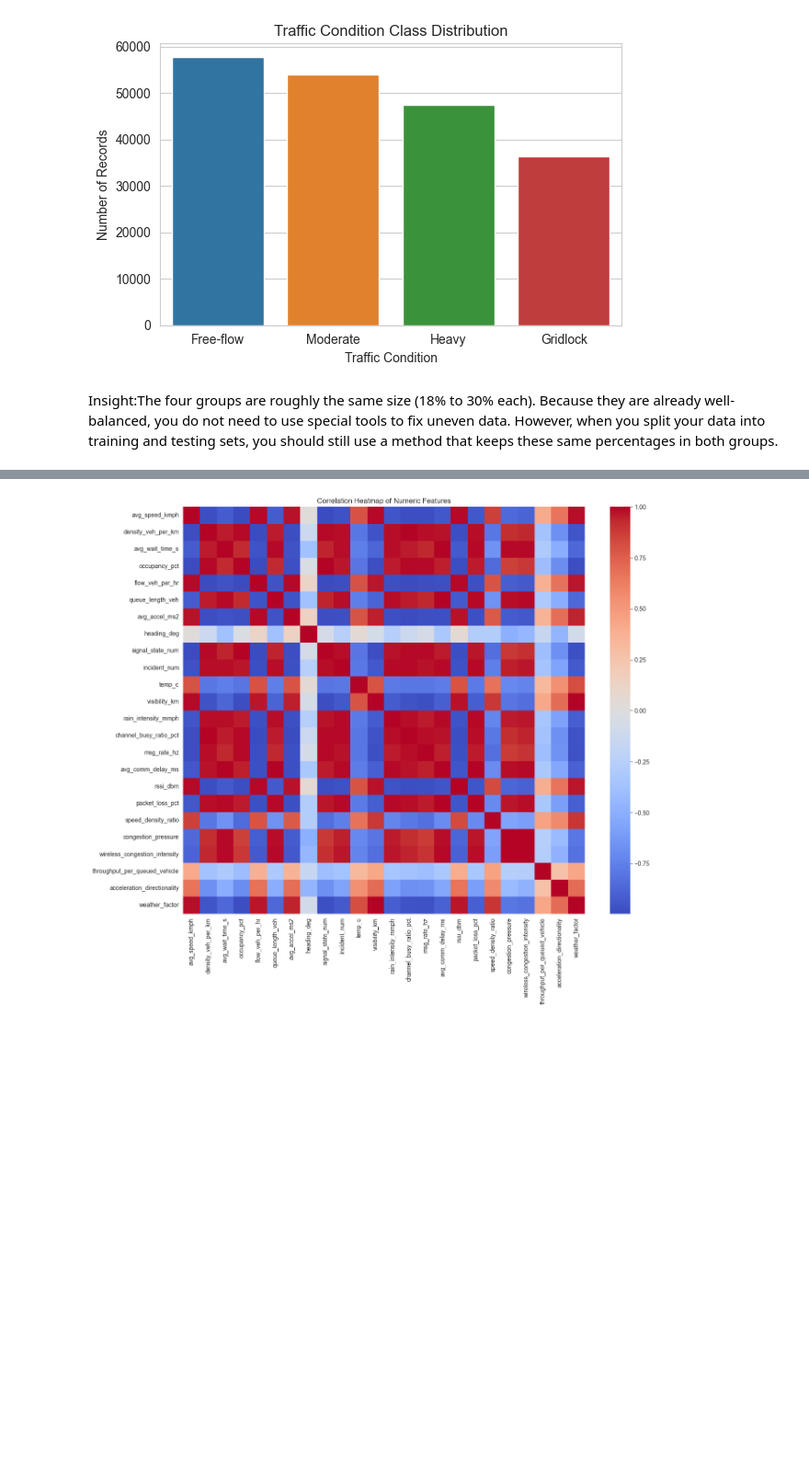
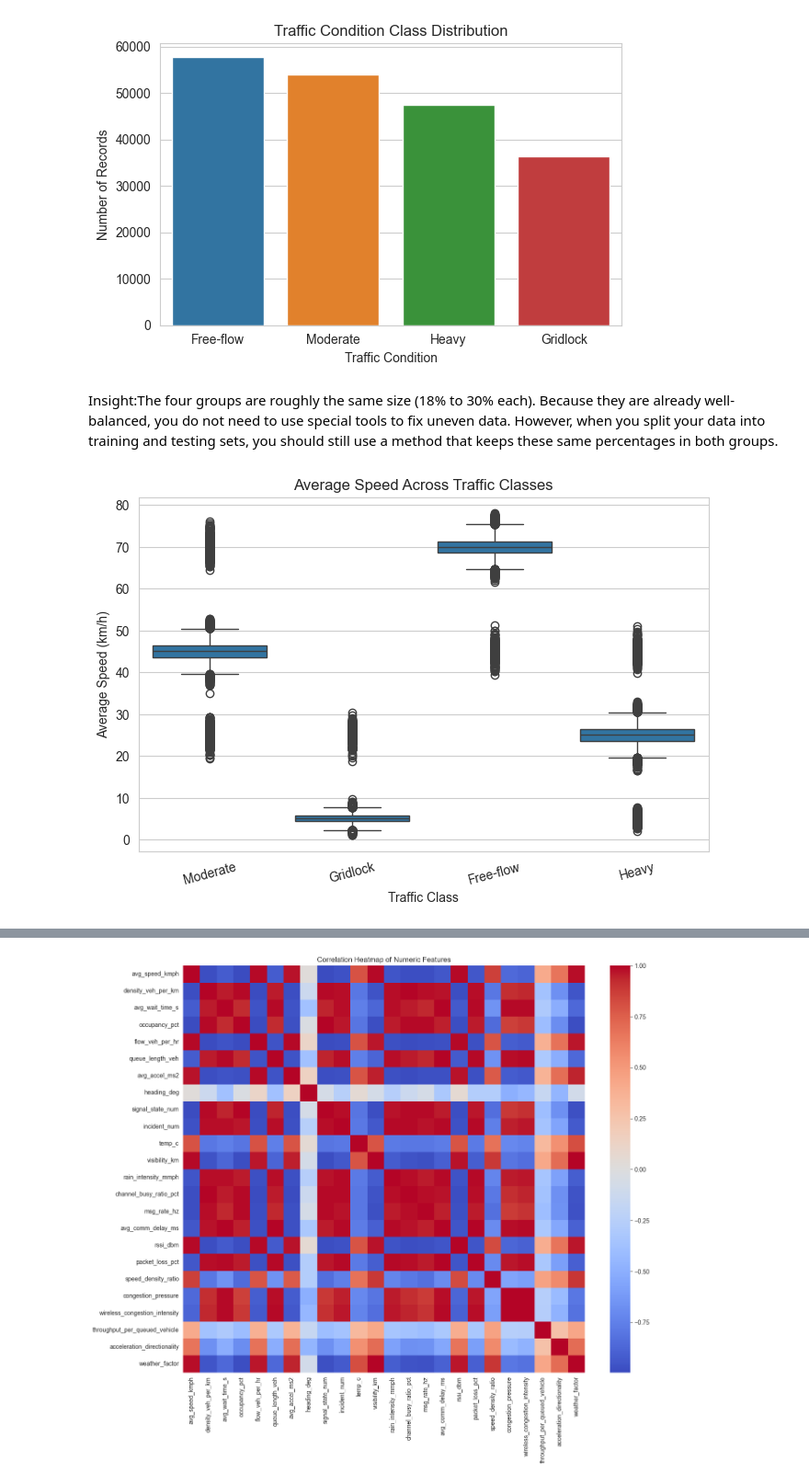
Before and after one commit to 23mani/ML-Capstone-Hotel-Booking-Demand, a Jupyter notebook: notebooks/preprocessing_class.ipynb, the cells around one changed output, grey strips where cells are left out. Shown at 92% size. Saved outputs shown, nothing was run; the diff lists cells and outputs as text; code cells hidden in the pictures; blank space fills up the shorter version.

```diff
--- a/notebooks/preprocessing_class.ipynb
+++ b/notebooks/preprocessing_class.ipynb
@@ -105,5 +105,17 @@ Passing `palette` without assigning `hue` is deprecated and will be removed in v
 
   sns.countplot(data=df, x="label", order=df["label"].value_counts().index, palette="tab10")
 [figure]
-# %% [markdown]
-Insight:The four groups are roughly the same size (18% to 30% each). Because they are already well-balanced, you do not need to use special tools to fix uneven data. However, when you split your data into training and testing sets, you should still use a method that keeps these same percentages in both groups.
+# %% [markdown]
+Insight:The four groups are roughly the same size (18% to 30% each). Because they are already well-balanced, you do not need to use special tools to fix uneven data. However, when you split your data into training and testing sets, you should still use a method that keeps these same percentages in both groups.
+# %%
+#Average speed vs congestion class plot
+#shows the relationship between vehicle speed and congestion.
+plt.figure(figsize=(8,5))
+sns.boxplot(data=df, x="label", y="avg_speed_kmph")
+plt.title("Average Speed Across Traffic Classes")
+plt.xlabel("Traffic Class")
+plt.ylabel("Average Speed (km/h)")
+plt.xticks(rotation=15)
+plt.show()
+# %% [output]
+[figure, added]
```
Also changed, not shown: parts of 2 cells of this notebook.
